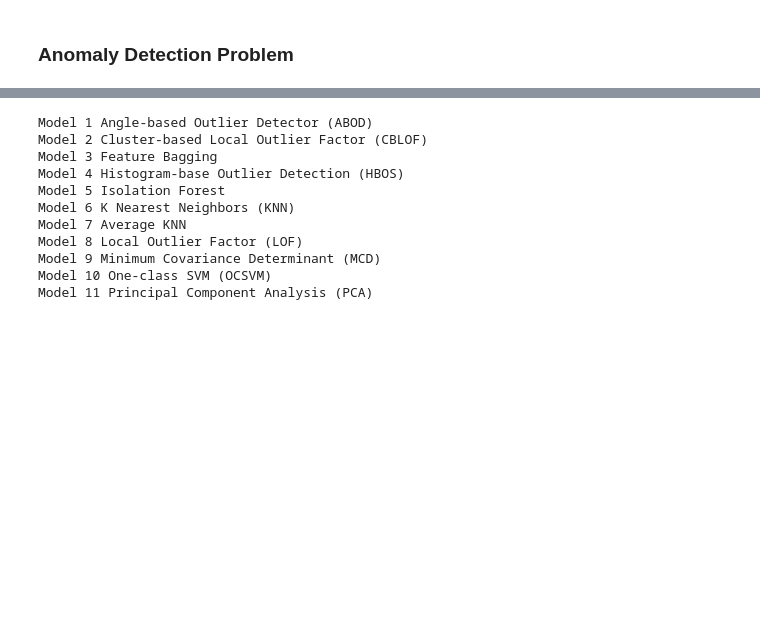
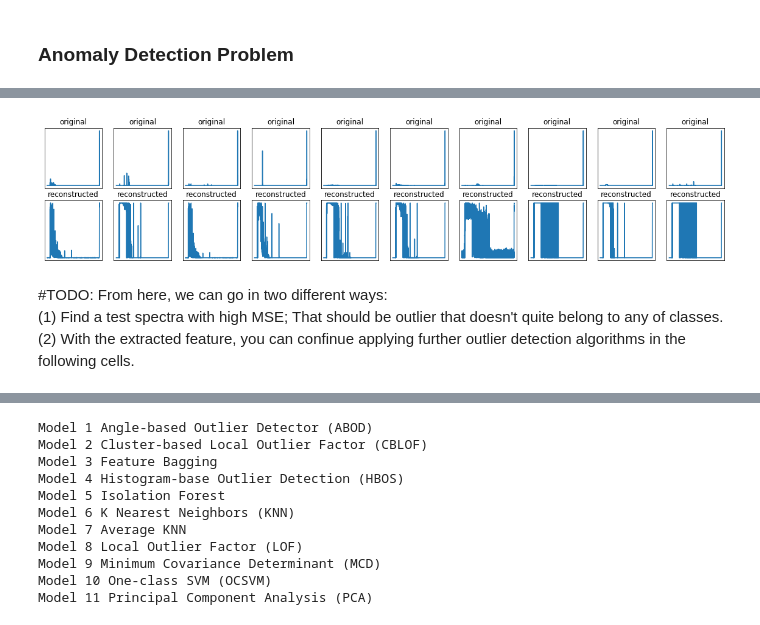
Before and after one commit to parksoy/DAMADAY2020_NASA, a Jupyter notebook: IwillbeOfficial_FromLocal_Soyoung.ipynb, the cells around one changed output, grey strips where cells are left out. Drawn from its saved outputs; the diff is of its cells as text; code cells hidden in the pictures; blank space fills up the shorter version.

Commit message:
Convert DL outlier detection to spectrum dimension

```diff
--- a/IwillbeOfficial_FromLocal_Soyoung.ipynb
+++ b/IwillbeOfficial_FromLocal_Soyoung.ipynb
@@ -875 +874,73 @@ plt.show()
 [figure]
+# %%
+# TODO: A simple 1DCNN based encoder-decoder based outlier detection
+
+#  define your model
+#X_train: (21348, 1958) is input and output.
+
+n_spectrastep=X_train.shape[1]
+num_sensors=1
+
+# Soyoung needs to change the dimension to 1d spectra
+
+latent_dim = 64
+tf.keras.backend.set_floatx('float64') #Later if you need very high precision, recommend this.
+
+class Autoencoder(Model):
+    def __init__(self, latent_dim):
+        super(Autoencoder, self).__init__()
+        self.latent_dim = latent_dim
+        self.encoder = tf.keras.Sequential([#Reshape((n_spectrastep, num_sensors),
+                                            #        input_shape=(n_spectrastep,)), #(1958,1)
+                                            #layers.Flatten(),
+                                            layers.Dense(64,
+                                                         activation='relu',
+                                                         input_shape=(n_spectrastep,)),#(64,1)
+                                            layers.Dense(latent_dim,
+                                                         activation='relu')
+                                           ])
+        self.decoder = tf.keras.Sequential([layers.Dense(n_spectrastep,
+                                                         activation='sigmoid'),#(1958,1)
+                                            #layers.Reshape((n_spectrastep,))#(1958,)
+                                           ])
+
+
+    def call(self, x):
+        encoded = self.encoder(x)
+        decoded = self.decoder(encoded)
+        return decoded
+
+autoencoder = Autoencoder(latent_dim=2)
+
+autoencoder.compile(optimizer='adam', loss=losses.MeanSquaredError())
+
+autoencoder.fit(x=np.array(X_train), y=np.array(X_train),
+                epochs=1,
+                shuffle=True,
+                validation_split=0.25
+               )
+
+encoded_spectrum = autoencoder.encoder(np.array(X_test)).numpy()
+decoded_spectrum = autoencoder.decoder(encoded_spectrum).numpy()
+
+#Plot original spectrum-reconstructed spectrum
+n = 10
+plt.figure(figsize=(20, 4))
+for i in range(n):
+    # display original
+    ax = plt.subplot(2, n, i + 1)
+    X_test.iloc[i].plot()
+    plt.title("original")
+    plt.gray()
+    ax.get_xaxis().set_visible(False)
+    ax.get_yaxis().set_visible(False)
+
+    # display reconstruction
+    ax = plt.subplot(2, n, i + 1 + n)
+    plt.plot(decoded_spectrum[i])
+    plt.title("reconstructed")
+    plt.gray()
+    ax.get_xaxis().set_visible(False)
+    ax.get_yaxis().set_visible(False)
+plt.show()
+# %% [output]
@@ -875,0 +948,5 @@ plt.show()
+[figure, added]
+# %% [markdown]
+#TODO: From here, we can go in two different ways:
+(1) Find a test spectra with high MSE; That should be outlier that doesn't quite belong to any of classes.
+(2) With the extracted feature, you can confinue applying further outlier detection algorithms in the following cells.
```
Also changed, not shown: parts of 8 cells of this notebook.
